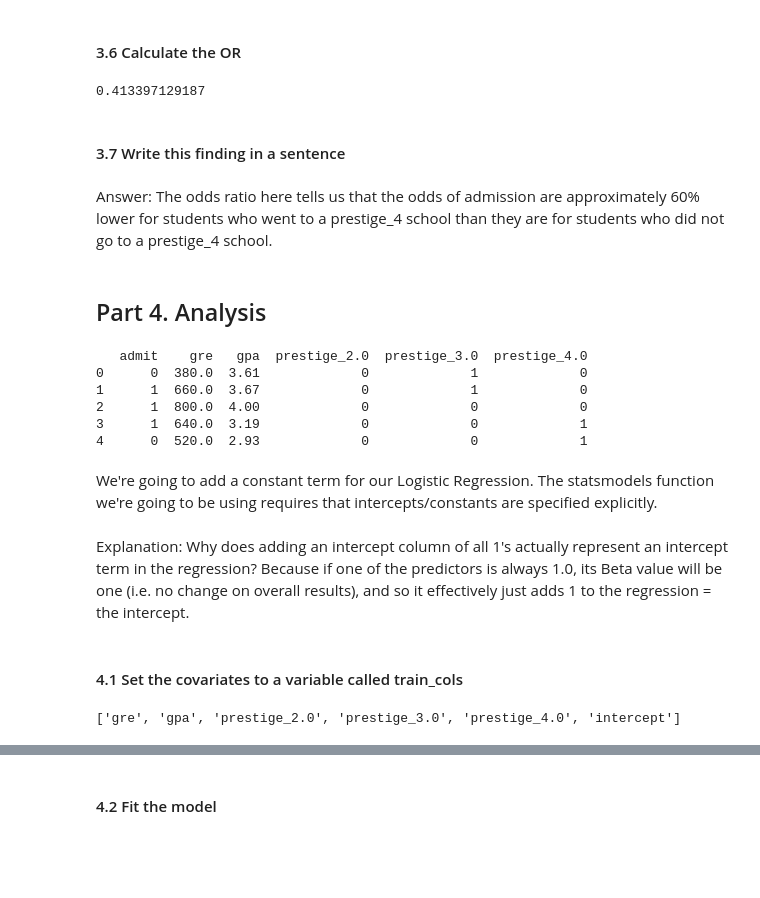
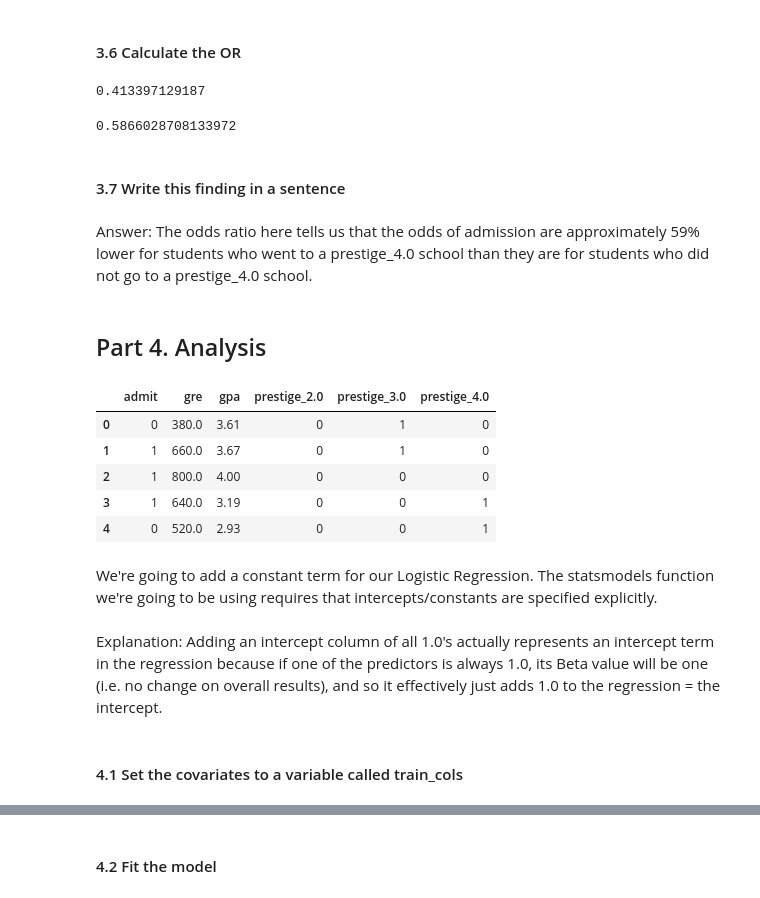
Before and after one commit to hhenningsg/Hannah-DS4, a Jupyter notebook: projects/unit-projects/project-3/starter-code/project3-starter.ipynb, the cells around one changed output, grey strips where cells are left out. Saved outputs shown, nothing was run; the diff lists cells and outputs as text; code cells hidden in the pictures; blank space fills up the shorter version.

```diff
--- a/projects/unit-projects/project-3/starter-code/project3-starter.ipynb
+++ b/projects/unit-projects/project-3/starter-code/project3-starter.ipynb
@@ -140,32 +135,39 @@ pd.crosstab(handCalc['admit'],[handCalc['prestige_4.0']])
 | 1 | 114 | 12 |
 # %% [markdown]
 #### 3.6 Calculate the OR
-# %%
-odds4 = float(12)/55
-oddsOthers = float(114)/216
-OR = odds4/oddsOthers
-print OR
-# %% [output]
-0.413397129187
+# %%
+#odds of admission if you attended a #4 ranked college
+oddsC = float(12)/55
+
+#odds of admission if you did not attend a #4 ranked college
+oddsD = float(114)/216
+
+OR = oddsC/oddsD
+print OR
+1-OR
+# %% [output]
+0.413397129187
+0.5866028708133972
 # %% [markdown]
 #### 3.7 Write this finding in a sentence
 # %% [markdown]
-Answer: The odds ratio here tells us that the odds of admission are approximately 60% lower for students who went to a prestige_4 school than they are for students who did not go to a prestige_4 school.
+Answer: The odds ratio here tells us that the odds of admission are approximately 59% lower for students who went to a prestige_4.0 school than they are for students who did not go to a prestige_4.0 school.
 # %% [markdown]
 ## Part 4. Analysis
 # %%
-# create a clean data frame for the regression
-# why do we only have prestige_2, prestige_3, and prestige_4
-cols_to_keep = ['admit', 'gre', 'gpa']
-data = df[cols_to_keep].join(dummy_prestige.ix[:, 'prestige_2':])
-print data.head()
+#create a clean data frame for the regression
+#we only keep prestige_2, prestige_3, and prestige_4 because we do not want redundant information in our variables
+
+columnsToKeep = ['admit', 'gre', 'gpa']
+data = df[columnsToKeep].join(dummyPrestige.ix[:, 'prestige_2.0':])
+data.head()
 # %% [output]
-   admit    gre   gpa  prestige_2.0  prestige_3.0  prestige_4.0
-0      0  380.0  3.61             0             1             0
-1      1  660.0  3.67             0             1             0
-2      1  800.0  4.00             0             0             0
-3      1  640.0  3.19             0             0             1
-4      0  520.0  2.93             0             0             1
+|  | admit | gre | gpa | prestige_2.0 | prestige_3.0 | prestige_4.0 |
+| 0 | 0 | 380.0 | 3.61 | 0 | 1 | 0 |
+| 1 | 1 | 660.0 | 3.67 | 0 | 1 | 0 |
+| 2 | 1 | 800.0 | 4.00 | 0 | 0 | 0 |
+| 3 | 1 | 640.0 | 3.19 | 0 | 0 | 1 |
+| 4 | 0 | 520.0 | 2.93 | 0 | 0 | 1 |
 # %% [markdown]
 We're going to add a constant term for our Logistic Regression. The statsmodels function we're going to be using requires that intercepts/constants are specified explicitly.
 # %%
@@ -173,13 +175,5 @@ We're going to add a constant term for our Logistic Regression. The statsmodels
 data['intercept'] = 1.0
 # %% [markdown]
-Explanation:  Why does adding an intercept column of all 1's actually represent an intercept term in the regression?  Because if one of the predictors is always 1.0, its Beta value will be one (i.e. no change on overall results), and so it effectively just adds 1 to the regression = the intercept.
+Explanation:  Adding an intercept column of all 1.0's actually represents an intercept term in the regression because if one of the predictors is always 1.0, its Beta value will be one (i.e. no change on overall results), and so it effectively just adds 1.0 to the regression = the intercept.
 # %% [markdown]
 #### 4.1 Set the covariates to a variable called train_cols
-# %%
-train_cols = ['gre','gpa','prestige_2.0','prestige_3.0','prestige_4.0','intercept']
-print train_cols
-
-#This is essentially our X values
-#I dont understand why the intercept is a covariate
-# %% [output]
-['gre', 'gpa', 'prestige_2.0', 'prestige_3.0', 'prestige_4.0', 'intercept']
```
Also changed, not shown: parts of 47 cells of this notebook, 21 other files.
